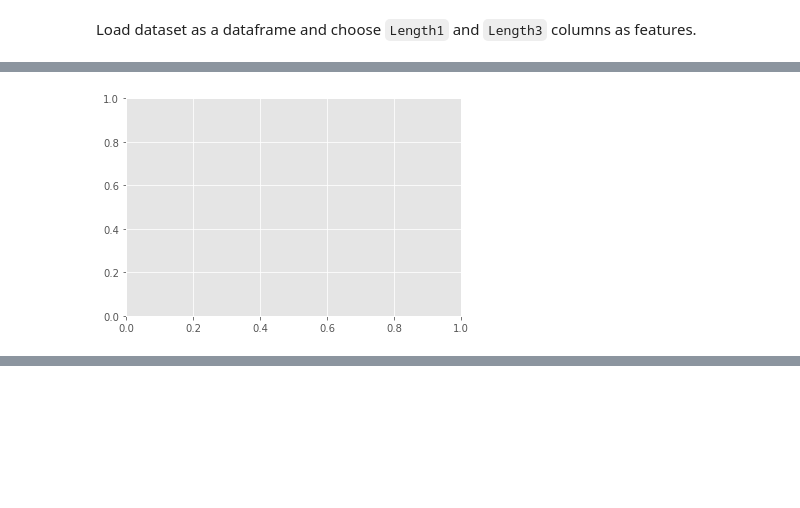
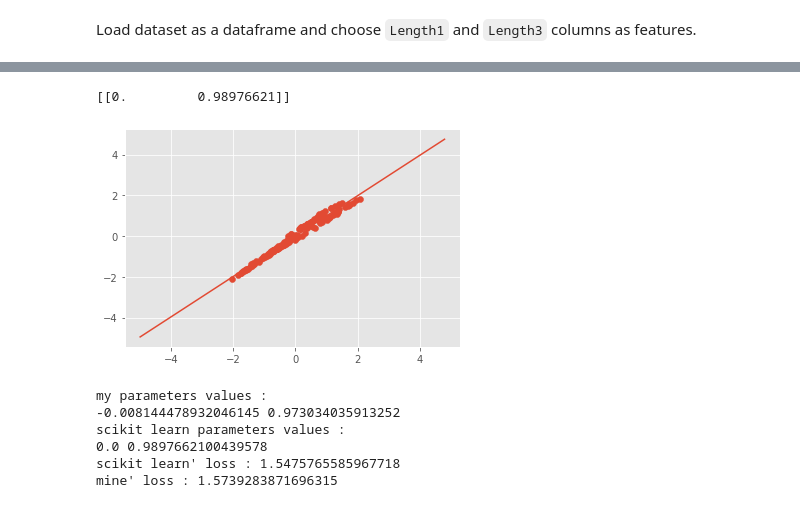
Before and after one commit to Alireza-Gharavi/my_learning_journey, a Jupyter notebook: ANN's_from_scratch/linear_regression.ipynb, the cells around one changed output, grey strips where cells are left out. Saved outputs shown, nothing was run; the diff lists cells and outputs as text; code cells hidden in the pictures; blank space fills up the shorter version.

```diff
--- a/ANN's_from_scratch/linear_regression.ipynb
+++ b/ANN's_from_scratch/linear_regression.ipynb
@@ -87,7 +92,0 @@ plt.show()
-# %%
-x = np.linspace(0, 2 * np.pi, 200)
-y = np.sin(x)
-
-fig, ax = plt.subplots()
-ax.plot(x, y)
-plt.show()
@@ -96,27 +93,79 @@ plt.show()
 # %%
-fig1, ax = plt.subplots()
+fig, ax = plt.subplots()
 
-regressor = regression(0.000002)
+# regressor = regression(0.001)
 
 def animate(i):
     ax.cla()
     ax.scatter(data.Length1, data.Length3)
+    ax.plot(test, regressor.hypothesis(test))
+    # ax.set_xlim(0,100)
+    # ax.set_ylim(-30, 60)
     ax.set_xlabel('Lenght1')
     ax.set_ylabel('Length3')
-    ax.plot(test, regressor.hypothesis(test))
     regressor.fit(data.Length1, data.Length3)
+    # print(regressor.theta0, regressor.theta1)
 
 
-ani = FuncAnimation(fig, animate, interval=300, frames=20)
+ani = FuncAnimation(fig, animate, interval=300, frames=30)
 
 # plt.tight_layout()
 
 
 # time.sleep(10)
-# plt.close()
+plt.close()
-# %% [output]
-[figure, removed]
 # %%
 HTML(ani.to_html5_video())
 # %% [output]
 [interactive output not drawn]
+# %%
+from sklearn import linear_model
+
+# data = pd.read_csv('../datasets/Fish.csv')
+# data = data[data['Species'].isin(['Bream', 'Roach'])]
+# data = data[['Length1','Length3']]
+# data = data.where(data.Length3 < 50)
+
+
+
+reg = linear_model.LinearRegression()
+data = data.dropna()
+ones = np.ones(len(data.Length1))
+
+np.array([ones, data.Length1]).reshape
+
+reg.fit([[i, j] for i, j in zip(ones, data.Length1)], np.array(data.Length3).reshape(-1, 1))
+
+def hyp(x, theta0, theta1) :
+    return (theta0 + theta1 * x)
+
+test = np.arange(start=-5, stop=5, step=0.2)
+test_ones = np.ones(len(test))
+
+plt.scatter(data.Length1, data.Length3)
+plt.plot(test, reg.predict([[i, j] for i, j in zip(ones, test)]))
+
+
+print(reg.coef_)
+# plt.plot(theta0 = reg.coef_[0], theta1 = reg.coef_[1], x = test)
+# %% [output]
+[[0.         0.98976621]]
+[figure, added]
+# %%
+
+def cost(theta0, theta1, x, y):
+    return (((theta0 + theta1 * x) - y )**2).sum() * 1/2
+
+print("my parameters values :")
+print(regressor.theta0, regressor.theta1)
+print("scikit learn parameters values :")
+print(reg.coef_[0][0], reg.coef_[0][1])
+print( 'scikit learn\' loss :', cost(reg.coef_[0][0], reg.coef_[0][1], data.Length1, data.Length3) )
+print( 'mine\' loss :', cost(regressor.theta0, regressor.theta1, data.Length1, data.Length3) )
+# %% [output]
+my parameters values :
+-0.008144478932046145 0.973034035913252
+scikit learn parameters values :
+0.0 0.9897662100439578
+scikit learn' loss : 1.5475765585967718
+mine' loss : 1.5739283871696315
```
Also changed, not shown: parts of 6 cells of this notebook.
